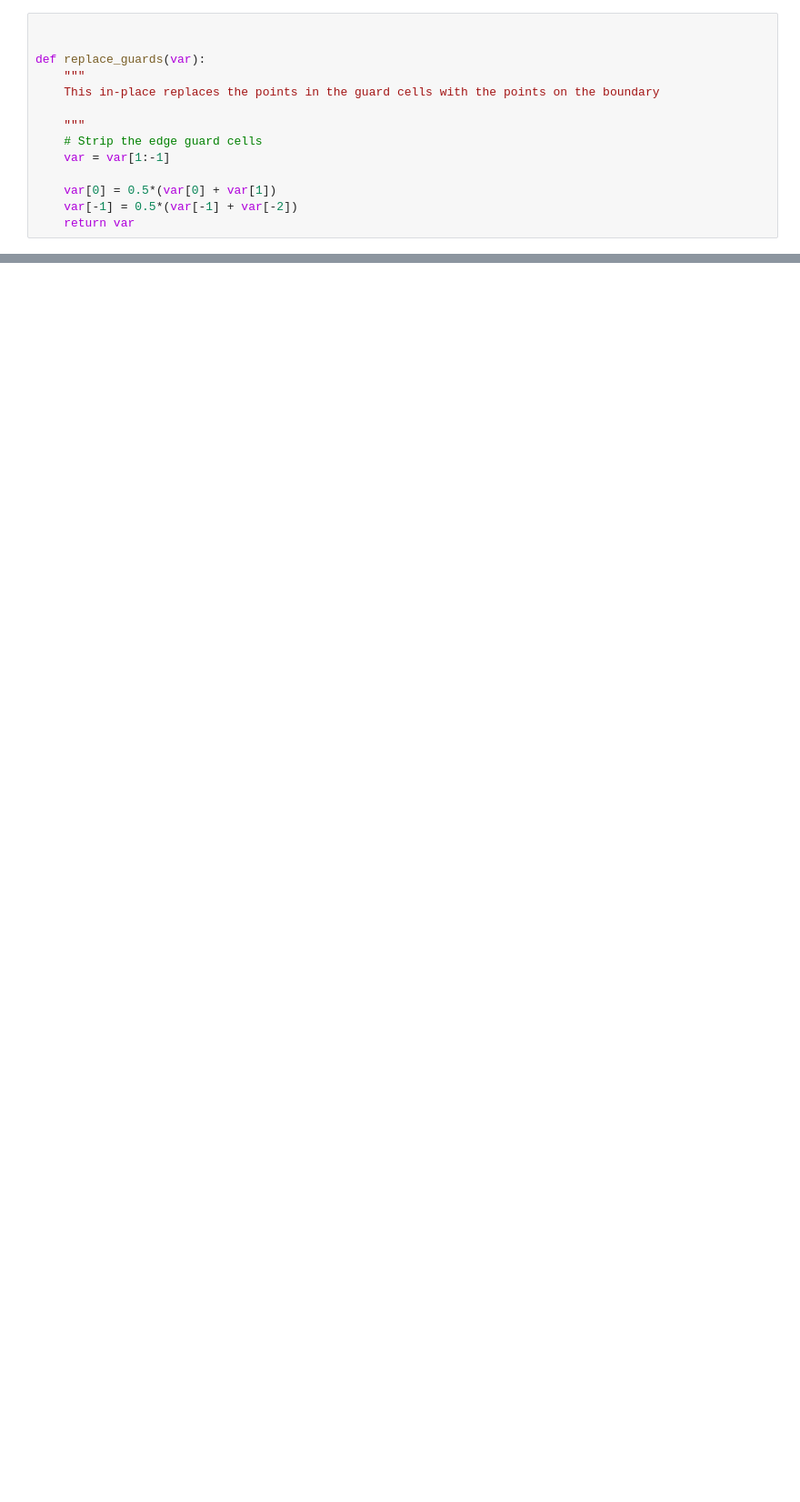
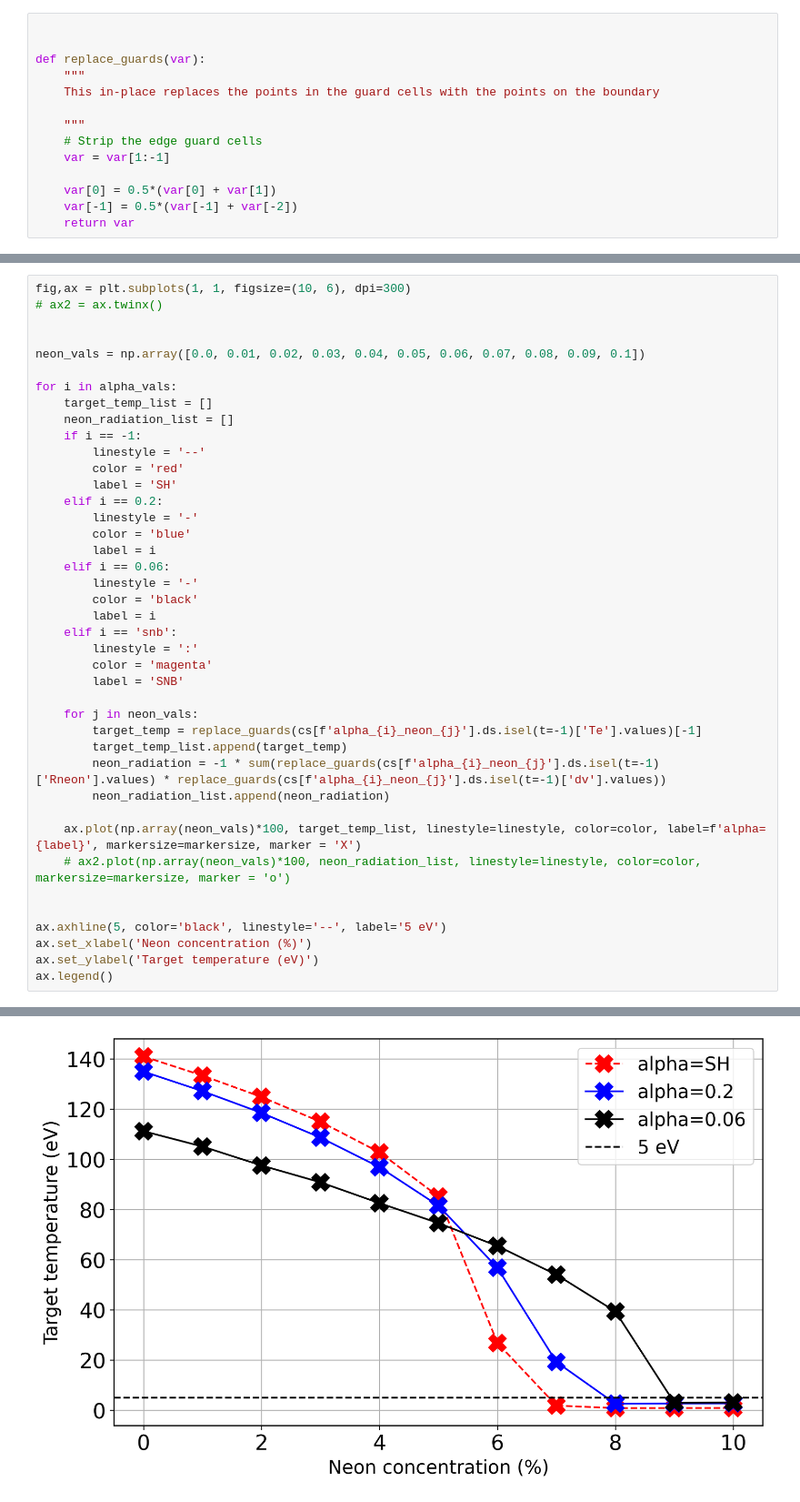
Before and after one commit to PoloidalLloyd/notebooks, a Jupyter notebook: hermes-3/flux_limit/2025_04_single_core.ipynb, the cells around one changed output, grey strips where cells are left out. Shown at 91% size. Saved outputs shown, nothing was run; the diff lists cells and outputs as text; blank space fills up the shorter version.

```diff
--- a/hermes-3/flux_limit/2025_04_single_core.ipynb
+++ b/hermes-3/flux_limit/2025_04_single_core.ipynb
@@ -83,0 +102,42 @@ for alpha in alpha_vals:
+# %%
+fig,ax = plt.subplots(1, 1, figsize=(10, 6), dpi=300)
+# ax2 = ax.twinx()
+
+
+neon_vals = np.array([0.0, 0.01, 0.02, 0.03, 0.04, 0.05, 0.06, 0.07, 0.08, 0.09, 0.1])
+
+for i in alpha_vals:
+    target_temp_list = []
+    neon_radiation_list = []
+    if i == -1:
+        linestyle = '--'
+        color = 'red'
+        label = 'SH'
+    elif i == 0.2:
+        linestyle = '-'
+        color = 'blue'
+        label = i
+    elif i == 0.06:
+        linestyle = '-'
+        color = 'black'
+        label = i
+    elif i == 'snb':
+        linestyle = ':'
+        color = 'magenta'
+        label = 'SNB'
+
+    for j in neon_vals:
+        target_temp = replace_guards(cs[f'alpha_{i}_neon_{j}'].ds.isel(t=-1)['Te'].values)[-1]
+        target_temp_list.append(target_temp)
+        neon_radiation = -1 * sum(replace_guards(cs[f'alpha_{i}_neon_{j}'].ds.isel(t=-1)['Rneon'].values) * replace_guards(cs[f'alpha_{i}_neon_{j}'].ds.isel(t=-1)['dv'].values))
+        neon_radiation_list.append(neon_radiation)
+
+    ax.plot(np.array(neon_vals)*100, target_temp_list, linestyle=linestyle, color=color, label=f'alpha={label}', markersize=markersize, marker = 'X')
+    # ax2.plot(np.array(neon_vals)*100, neon_radiation_list, linestyle=linestyle, color=color, markersize=markersize, marker = 'o')
+
+
+ax.axhline(5, color='black', linestyle='--', label='5 eV')
+ax.set_xlabel('Neon concentration (%)')
+ax.set_ylabel('Target temperature (eV)')
+ax.legend()
+# %% [output]
@@ -83,0 +145 @@ for alpha in alpha_vals:
+[figure, added]
```
Also changed, not shown: parts of 2 cells of this notebook, 12 other files.
